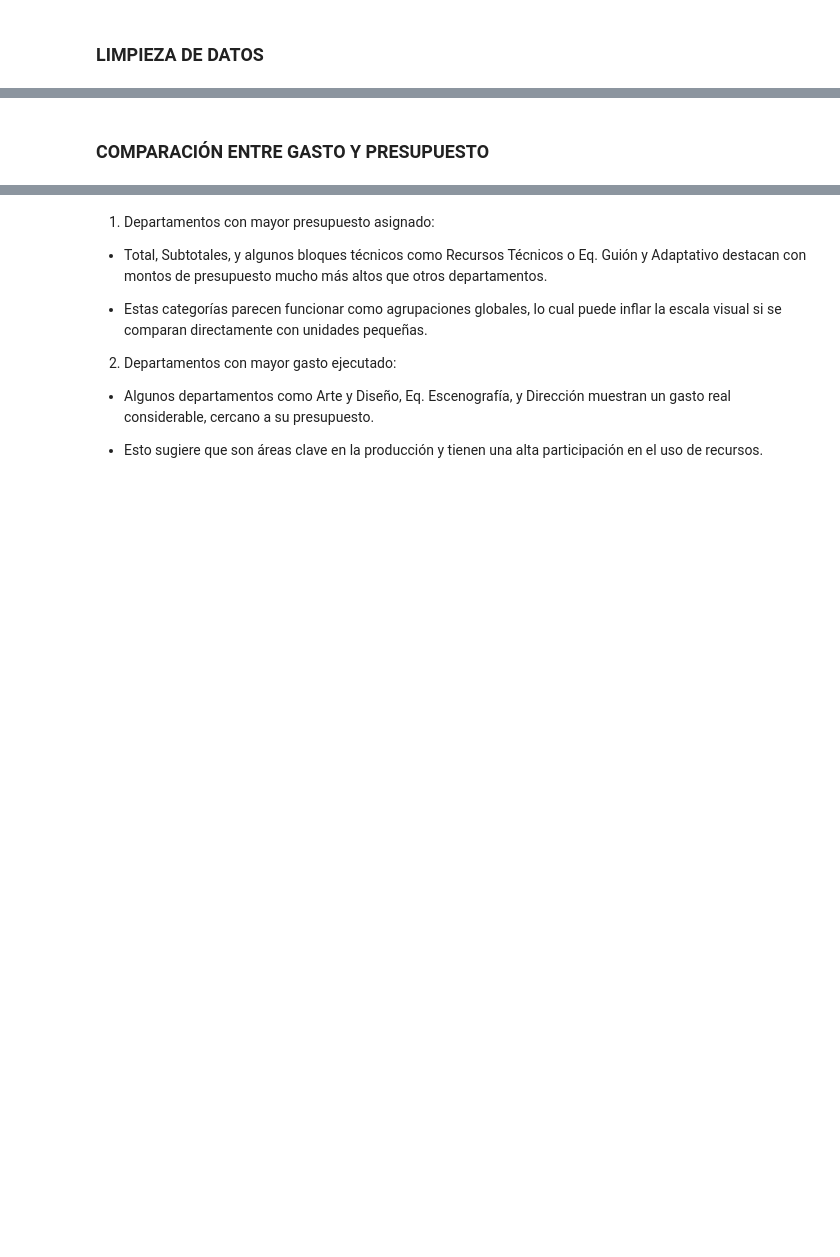
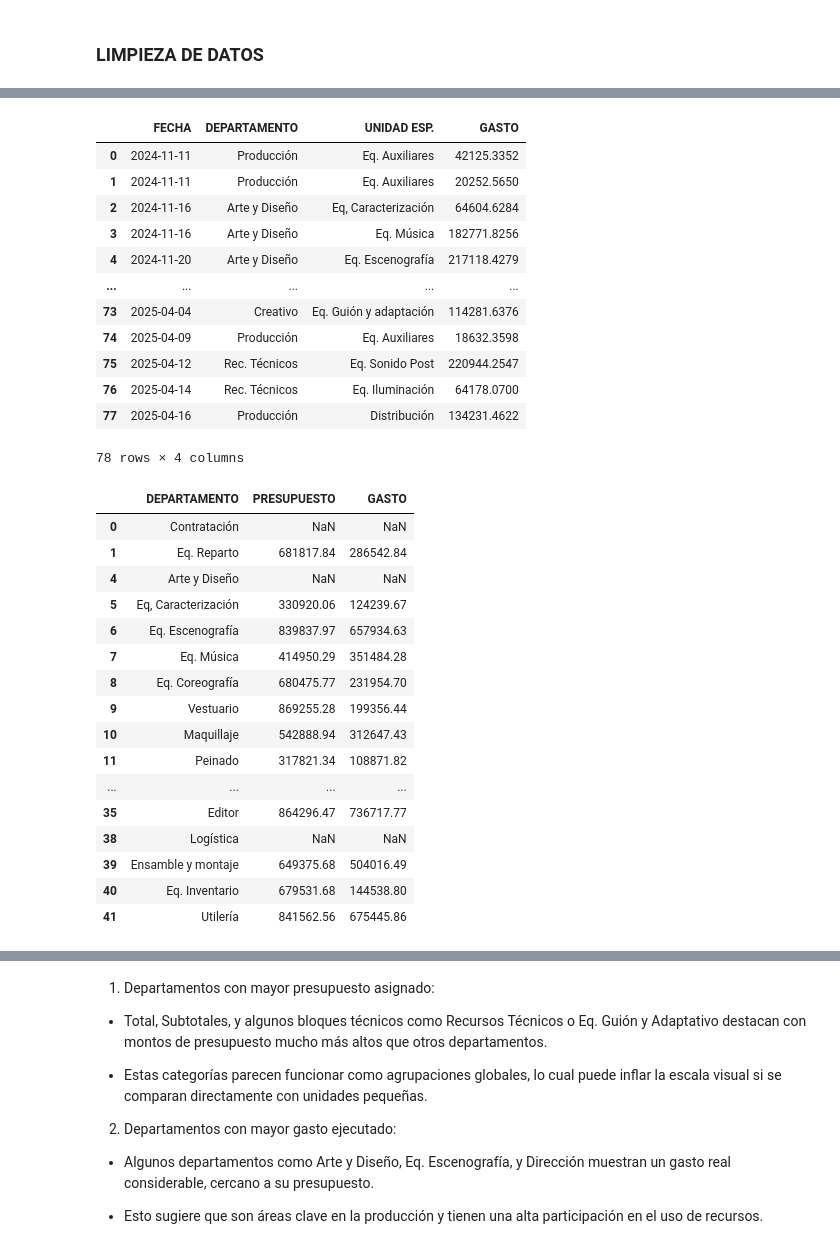
Before and after one commit to BertecM/Explore-proy, a Jupyter notebook: gastos_producciones.ipynb, the cells around one changed output, grey strips where cells are left out. Cells and saved outputs as stored; diff of their text form; code cells hidden in the pictures; blank space fills up the shorter version.

```diff
--- a/gastos_producciones.ipynb
+++ b/gastos_producciones.ipynb
@@ -94,2 +14,45 @@ display(af)
-# %% [markdown]
-### COMPARACIÓN ENTRE GASTO Y PRESUPUESTO
+# %%
+# Eliminar filas vacías o irrelevantes en df_resumen
+df_resumen = df_resumen.dropna(subset=["DEPARTAMENTO", "PRESUPUESTO", "GASTO"], how='all')
+df_resumen = df_resumen[~df_resumen["DEPARTAMENTO"].str.contains("Subtotal|Total", na=False)]
+
+# Asegurar que los datos numéricos estén en el formato correcto
+df_resumen["PRESUPUESTO"] = pd.to_numeric(df_resumen["PRESUPUESTO"], errors="coerce")
+df_resumen["GASTO"] = pd.to_numeric(df_resumen["GASTO"], errors="coerce")
+
+# Convertir fechas en df_detalle
+df_detalle["FECHA"] = pd.to_datetime(df_detalle["FECHA"])
+
+display(df_detalle)
+display(df_resumen)
+# %% [output]
+|  | FECHA | DEPARTAMENTO | UNIDAD ESP. | GASTO |
+| 0 | 2024-11-11 | Producción | Eq. Auxiliares | 42125.3352 |
+| 1 | 2024-11-11 | Producción | Eq. Auxiliares | 20252.5650 |
+| 2 | 2024-11-16 | Arte y Diseño | Eq, Caracterización | 64604.6284 |
+| 3 | 2024-11-16 | Arte y Diseño | Eq. Música | 182771.8256 |
+| 4 | 2024-11-20 | Arte y Diseño | Eq. Escenografía | 217118.4279 |
+| ... | ... | ... | ... | ... |
+| 73 | 2025-04-04 | Creativo | Eq. Guión y adaptación | 114281.6376 |
+| 74 | 2025-04-09 | Producción | Eq. Auxiliares | 18632.3598 |
+| 75 | 2025-04-12 | Rec. Técnicos | Eq. Sonido Post | 220944.2547 |
+| 76 | 2025-04-14 | Rec. Técnicos | Eq. Iluminación | 64178.0700 |
+| 77 | 2025-04-16 | Producción | Distribución | 134231.4622 |
+78 rows × 4 columns
+|  | DEPARTAMENTO | PRESUPUESTO | GASTO |
+| 0 | Contratación | NaN | NaN |
+| 1 | Eq. Reparto | 681817.84 | 286542.84 |
+| 4 | Arte y Diseño | NaN | NaN |
+| 5 | Eq, Caracterización | 330920.06 | 124239.67 |
+| 6 | Eq. Escenografía | 839837.97 | 657934.63 |
+| 7 | Eq. Música | 414950.29 | 351484.28 |
+| 8 | Eq. Coreografía | 680475.77 | 231954.70 |
+| 9 | Vestuario | 869255.28 | 199356.44 |
+| 10 | Maquillaje | 542888.94 | 312647.43 |
+| 11 | Peinado | 317821.34 | 108871.82 |
+| ... | ... | ... | ... |
+| 35 | Editor | 864296.47 | 736717.77 |
+| 38 | Logística | NaN | NaN |
+| 39 | Ensamble y montaje | 649375.68 | 504016.49 |
+| 40 | Eq. Inventario | 679531.68 | 144538.80 |
+| 41 | Utilería | 841562.56 | 675445.86 |
```
Also changed, not shown: parts of 22 cells of this notebook.
